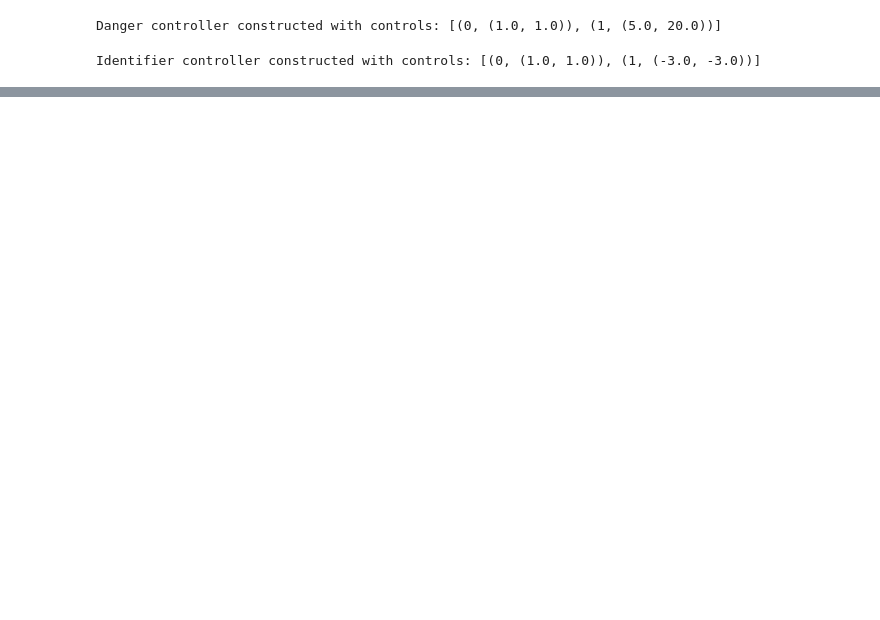
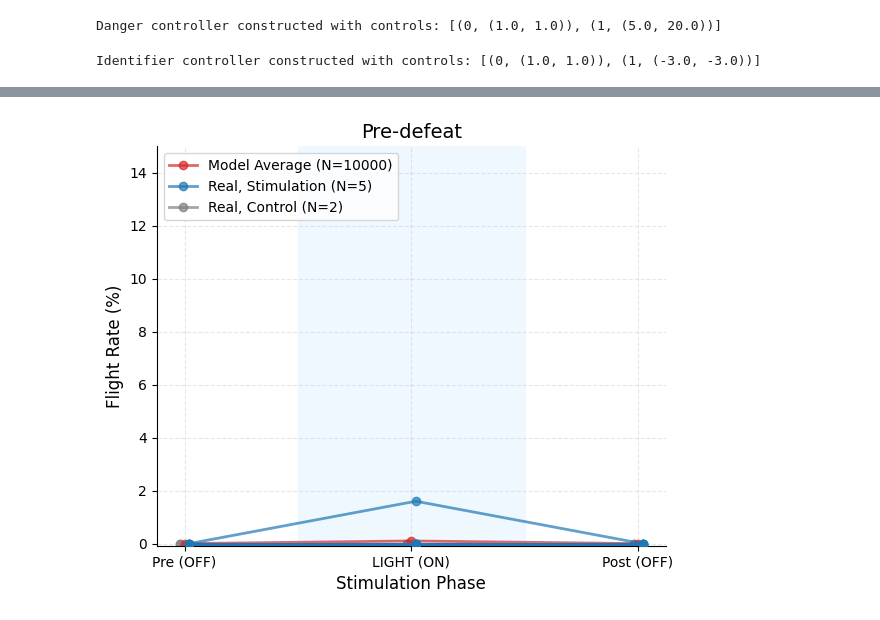
Before and after one commit to hridaik/social-defeat, a Jupyter notebook: opto_preds.ipynb, the cells around one changed output, grey strips where cells are left out. Drawn from its saved outputs; the diff is of its cells as text; code cells hidden in the pictures; blank space fills up the shorter version.

Commit message:
prior(T) opto preds

```diff
--- a/opto_preds.ipynb
+++ b/opto_preds.ipynb
@@ -416,11 +386,0 @@ P(Obs=Threat | Danger) = 0.02
-# %%
-import pandas as pd
-
-trajectory = pd.DataFrame({
-    'timestep': range(len(history['agent_loc'])),
-    'location': history['agent_loc']
-})
-
-for i in history['D_neg_efe']:
-    print(f'G = {i}')
-    print(f'G + ln(E) = {i+np.log(D_habits)}')
@@ -453,9 +386,0 @@ print(history['M_action'].count('Stay')/len(history['M_action']))
-# %%
-import pickle
-
-with open('logs.pkl', 'wb') as f:
-    pickle.dump(history, f)
-
-# load
-# with open('logs.pkl', 'rb') as f:
-#     loaded_history = pickle.load(f)
@@ -461,0 +445,73 @@ with open('logs.pkl', 'wb') as f:
+# %%
+def plot_repeated_lines(data_list, cond, save=False):
+    phases_labels = ["Pre (OFF)", "LIGHT (ON)", "Post (OFF)"]
+    phases_indices = [0, 1, 2] # We need numbers to apply math/offsets
+
+    color_map = {
+        "Real, Stimulation (N=5)": "tab:blue",
+        "Model Average (N=10000)": "tab:red",
+        "Real, Control (N=2)": "tab:grey"
+    }
+
+    # 1. Add offsets so lines don't overlap perfectly
+    x_offsets = {
+        "Real, Stimulation (N=5)": 0.02,  # Shift Blue slightly right
+        "Real, Control (N=2)": -0.02,     # Shift Grey slightly left
+        "Model Average (N=10000)": 0.0    # Keep Red centered
+    }
+
+    # 2. Add Z-order to ensure Blue (ChR2) is always plotted on top of Grey
+    z_orders = {
+        "Real, Stimulation (N=5)": 3,
+        "Model Average (N=10000)": 2,
+        "Real, Control (N=2)": 1
+    }
+
+    fig, ax = plt.subplots(figsize=(6, 5)) # Adjusted size for typical publication ratio
+    ax.axvspan(0.5, 1.5, color='aliceblue', alpha=1.0, zorder=0, label='_nolegend_')
+    seen_labels = set()
+
+    for label, values in data_list:
+        line_color = color_map.get(label, "black")
+
+        # Determine the shifted X coordinates for this specific line
+        shift = x_offsets.get(label, 0)
+        x_coords = [i + shift for i in phases_indices]
+
+        # Determine label logic (only label the first instance of each group)
+        lbl = label if label not in seen_labels else "_nolegend_"
+
+        # Determine z-order
+        z = z_orders.get(label, 1)
+
+        ax.plot(x_coords, values, marker='o', linewidth=2, markersize=6,
+                color=line_color, label=lbl, alpha=0.7, zorder=z)
+
+        seen_labels.add(label)
+
+    # Formatting
+    ax.set_title(f"{cond}-defeat", fontsize=14)
+    ax.set_ylabel("Flight Rate (%)", fontsize=12)
+    ax.set_xlabel("Stimulation Phase", fontsize=12)
+    ax.set_ylim(top=15)
+
+    # Reset X-ticks to match the original text labels
+    ax.set_xticks(phases_indices)
+    ax.set_xticklabels(phases_labels)
+
+    ax.grid(True, linestyle='--', alpha=0.3)
+    ax.legend(loc="upper left")
+
+    # Clean up
+    ax.spines['top'].set_visible(False)
+    ax.spines['right'].set_visible(False)
+
+    plt.tight_layout()
+    if save:
+        plt.savefig(f'opto_{cond}.svg', format='svg', bbox_inches='tight')
+    plt.show()
+
+plot_repeated_lines(results_pre, cond='Pre')
+plot_repeated_lines(results_post, cond='Post')
+# %% [output]
+[figure, added]
```
Also changed, not shown: parts of 9 cells of this notebook.
